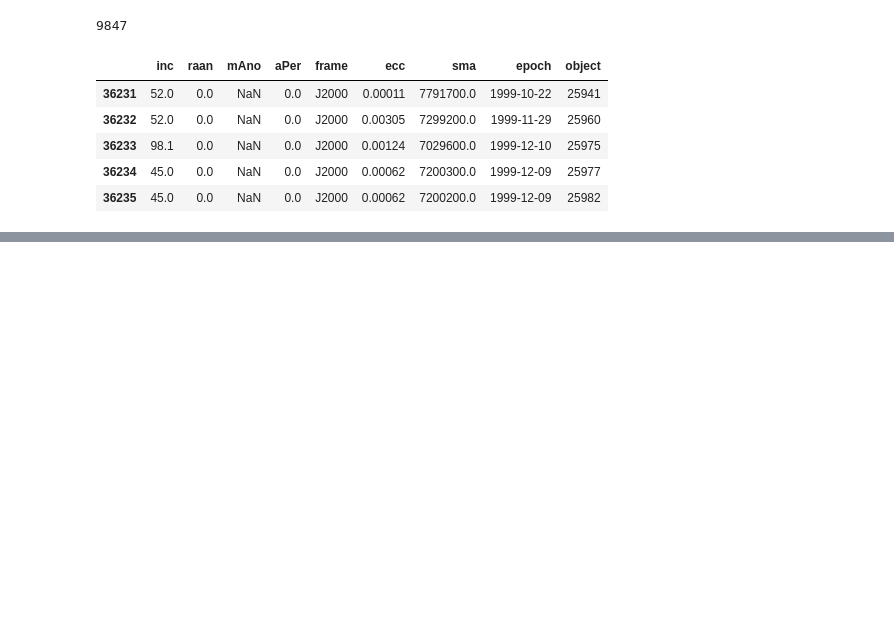
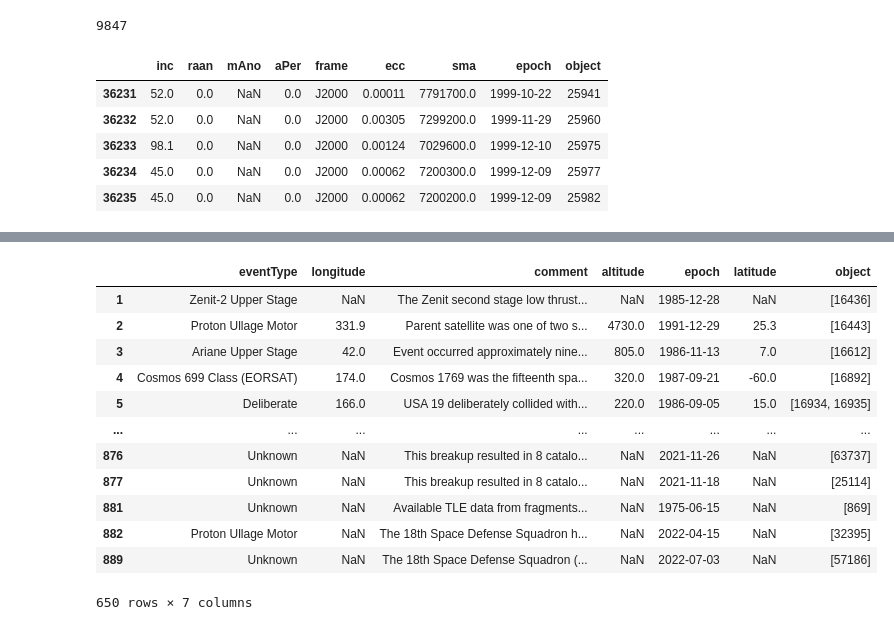
Before and after one commit to PaulDrm/DISCOSQA, a Jupyter notebook: data-requests.ipynb, the cells around one changed output, grey strips where cells are left out. Cells and saved outputs as stored; diff of their text form; code cells hidden in the pictures; blank space fills up the shorter version.

```diff
--- a/data-requests.ipynb
+++ b/data-requests.ipynb
@@ -798,0 +947,20 @@ dest_orbit_df.to_csv('all_discos_destination-orbits.csv')
+# %%
+frag_df_test = pd.read_csv('DISCOSData/all_discos_frag.csv', index_col=0)
+# obj_type = frag_df_test.objects.map(type)
+# frag_df_test = frag_df_test.loc[obj_type==str]
+# frag_df_test['obj_list'] = frag_df_test.objects.map(lambda x: eval(x))
+frag_df_test
+# %% [output]
+|  | eventType | longitude | comment | altitude | epoch | latitude | object |
+| 1 | Zenit-2 Upper Stage | NaN | The Zenit second stage low thrust... | NaN | 1985-12-28 | NaN | [16436] |
+| 2 | Proton Ullage Motor | 331.9 | Parent satellite was one of two s... | 4730.0 | 1991-12-29 | 25.3 | [16443] |
+| 3 | Ariane Upper Stage | 42.0 | Event occurred approximately nine... | 805.0 | 1986-11-13 | 7.0 | [16612] |
+| 4 | Cosmos 699 Class (EORSAT) | 174.0 | Cosmos 1769 was the fifteenth spa... | 320.0 | 1987-09-21 | -60.0 | [16892] |
+| 5 | Deliberate | 166.0 | USA 19 deliberately collided with... | 220.0 | 1986-09-05 | 15.0 | [16934, 16935] |
+| ... | ... | ... | ... | ... | ... | ... | ... |
+| 876 | Unknown | NaN | This breakup resulted in 8 catalo... | NaN | 2021-11-26 | NaN | [63737] |
+| 877 | Unknown | NaN | This breakup resulted in 8 catalo... | NaN | 2021-11-18 | NaN | [25114] |
+| 881 | Unknown | NaN | Available TLE data from fragments... | NaN | 1975-06-15 | NaN | [869] |
+| 882 | Proton Ullage Motor | NaN | The 18th Space Defense Squadron h... | NaN | 2022-04-15 | NaN | [32395] |
+| 889 | Unknown | NaN | The 18th Space Defense Squadron (... | NaN | 2022-07-03 | NaN | [57186] |
+650 rows × 7 columns
```
Also changed, not shown: parts of 32 cells of this notebook, 1 other file.
